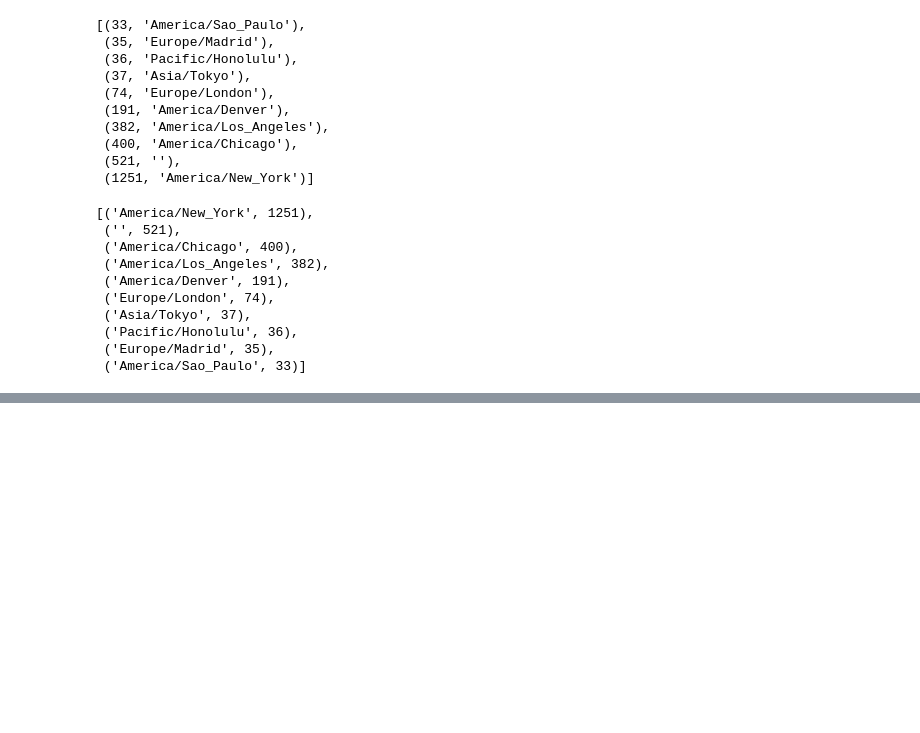
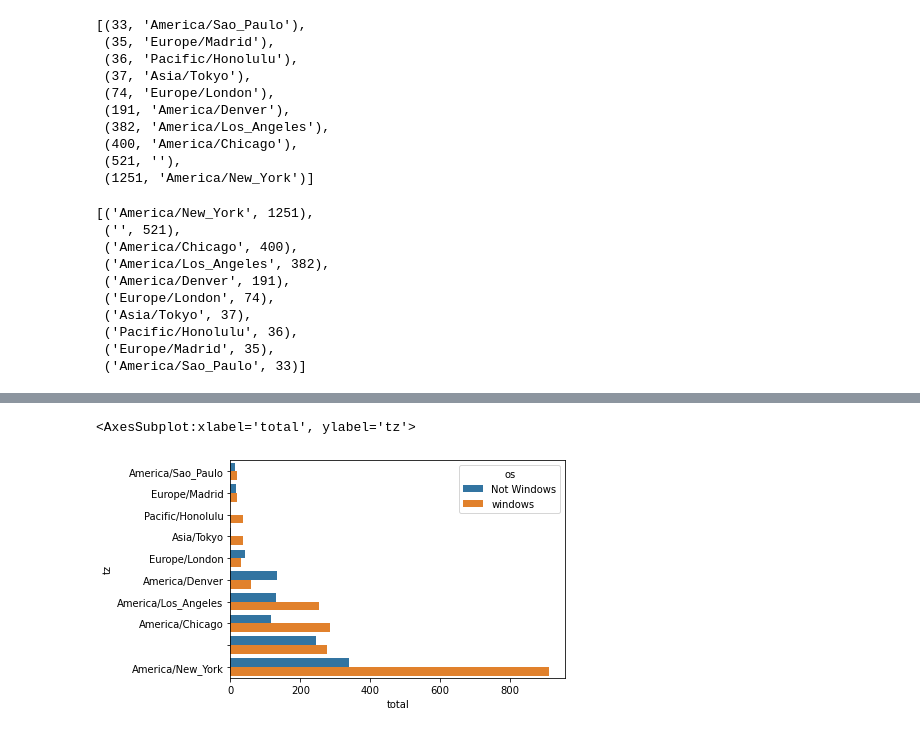
Before and after one commit to mdriajuddin/data-analysis, a Jupyter notebook: bitly.ipynb, the cells around one changed output, grey strips where cells are left out. Saved outputs shown, nothing was run; the diff lists cells and outputs as text; code cells hidden in the pictures; blank space fills up the shorter version.

```diff
--- a/bitly.ipynb
+++ b/bitly.ipynb
@@ -104,0 +230,2 @@ counts.most_common(10)
+# %%
+agg_counts = by_tz_os.size().unstack().fillna(0)
@@ -104,0 +247,3 @@ counts.most_common(10)
+# %%
+indexer = agg_counts.sum(1).argsort()
+indexer[:10]
@@ -104,0 +263,3 @@ counts.most_common(10)
+# %%
+count_subset = agg_counts.take(indexer[-10:])
+count_subset
@@ -104,0 +294,5 @@ counts.most_common(10)
+# %%
+count_subset = count_subset.stack()
+count_subset.name = "total"
+count_subset = count_subset.reset_index()
+count_subset[:10]
@@ -104,0 +311,5 @@ counts.most_common(10)
+# %%
+sns.barplot(x= "total", y = 'tz', hue="os",data= count_subset)
+# %% [output]
+<AxesSubplot:xlabel='total', ylabel='tz'>
+[figure, added]
```
Also changed, not shown: parts of 24 cells of this notebook.
